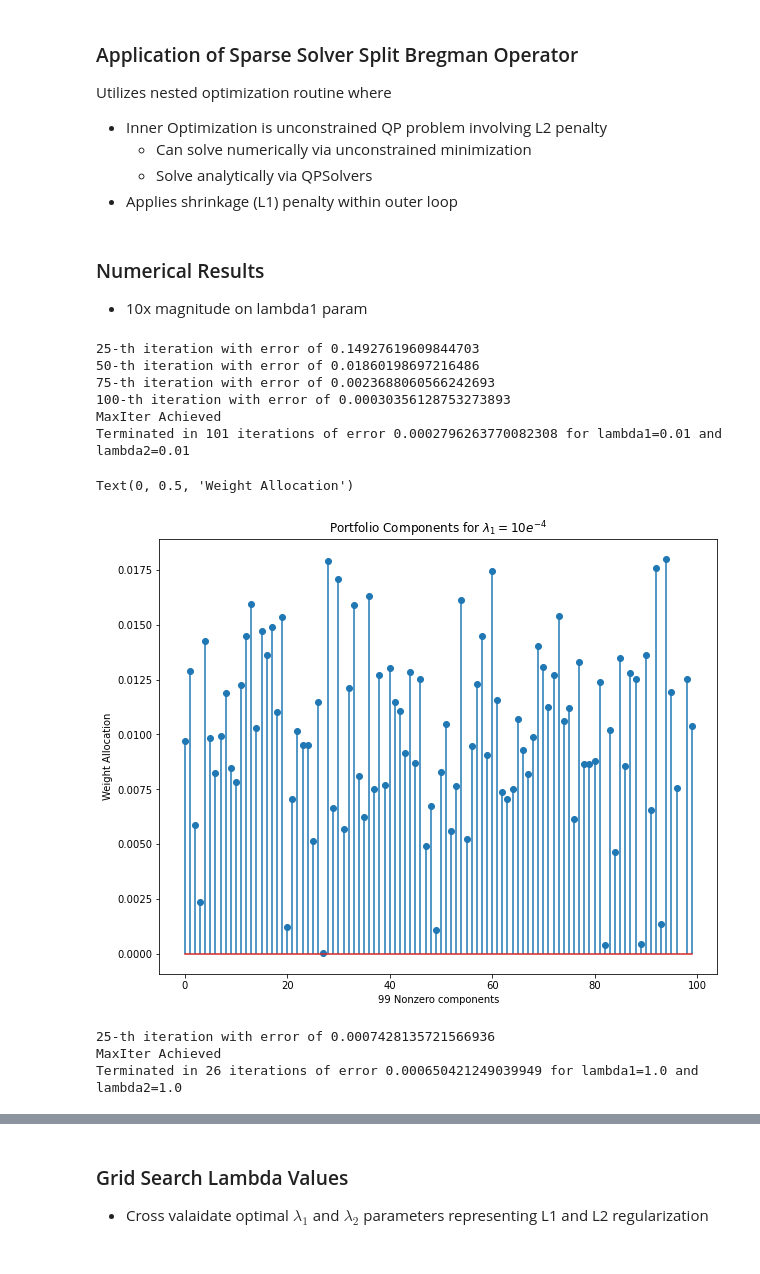
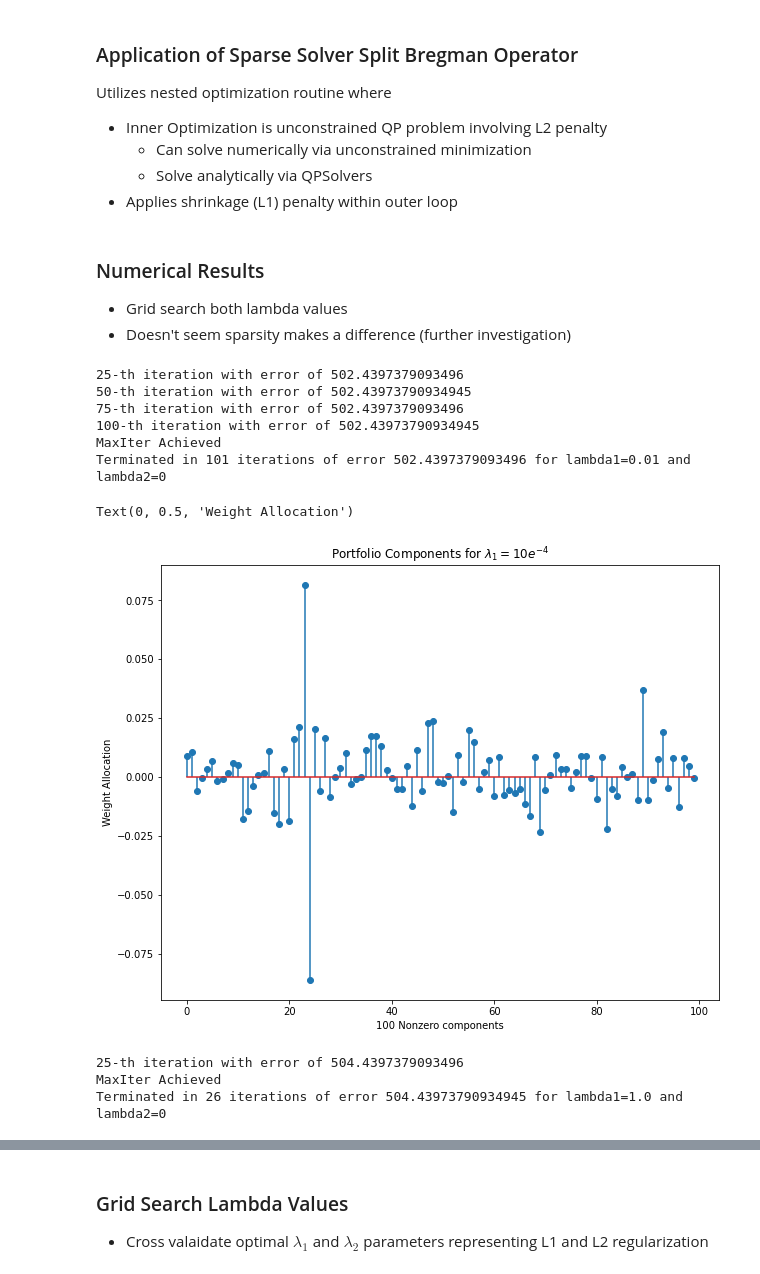
Before and after one commit to jasonbohne123/Split_Bregman_MPT, a Jupyter notebook: Split_Bregman_Portfolio.ipynb, the cells around one changed output, grey strips where cells are left out. Saved outputs shown, nothing was run; the diff lists cells and outputs as text; code cells hidden in the pictures.

Commit message:
sparsity investigation

```diff
--- a/Split_Bregman_Portfolio.ipynb
+++ b/Split_Bregman_Portfolio.ipynb
@@ -163,8 +163,7 @@ def split_bregman(cov,mean,lambda1,lambda2,beta=None,tol=1e-10,maxiter=100,appro
         w=qp(cov,mean,w,d,b,beta,lambda2,tol,maxiter,approach)
 
         d=shrinkage(w,d,b,lambda1,beta)
-
-        b=b+w-d
+        b=b+beta*w-d
 
         i+=1
 
@@ -179,36 +178,37 @@ def split_bregman(cov,mean,lambda1,lambda2,beta=None,tol=1e-10,maxiter=100,appro
 # %% [markdown]
 ### Numerical Results
 
-- 10x magnitude on lambda1 param
+- Grid search both lambda values
+- Doesn't seem sparsity makes a difference (further investigation)
 # %%
 lambda1=10e-3
 
-lambda2=10e-3
+lambda2=0
 w0,error1=split_bregman(returns_cov,returns_mean,lambda1=lambda1,lambda2=lambda2,tol=1e-8,maxiter=100,approach=2)
 # %% [output]
-25-th iteration with error of 0.14927619609844703
-50-th iteration with error of 0.01860198697216486
-75-th iteration with error of 0.0023688060566242693
-100-th iteration with error of 0.00030356128753273893
+25-th iteration with error of 502.4397379093496
+50-th iteration with error of 502.43973790934945
+75-th iteration with error of 502.4397379093496
+100-th iteration with error of 502.43973790934945
 MaxIter Achieved
-Terminated in 101 iterations of error 0.0002796263770082308 for lambda1=0.01 and lambda2=0.01
+Terminated in 101 iterations of error 502.4397379093496 for lambda1=0.01 and lambda2=0
 # %%
-nonzero_w0=np.where(w0>0)[0]
+nonzero_w0=np.where(abs(w0)>0)[0]
 
 fig,ax=plt.subplots(figsize=(10,8))
 plt.title("Portfolio Components for $\lambda_1=10e^{-4}$")
 ax.stem(nonzero_w0,w0[nonzero_w0])
 plt.xlabel(f"{len(nonzero_w0)} Nonzero components")
 plt.ylabel("Weight Allocation")
 # %% [output]
 Text(0, 0.5, 'Weight Allocation')
-[figure, old version]
+[figure, new version]
 # %%
 lambda1=10e-1
-lambda2=10e-1
+lambda2=0
 w1,error1=split_bregman(returns_cov,returns_mean,lambda1=lambda1,lambda2=lambda2,tol=1e-8,maxiter=25,approach=2)
 # %% [output]
-25-th iteration with error of 0.0007428135721566936
+25-th iteration with error of 504.4397379093496
 MaxIter Achieved
-Terminated in 26 iterations of error 0.000650421249039949 for lambda1=1.0 and lambda2=1.0
+Terminated in 26 iterations of error 504.43973790934945 for lambda1=1.0 and lambda2=0
 # %%
```
Also changed, not shown: parts of 7 cells of this notebook.
